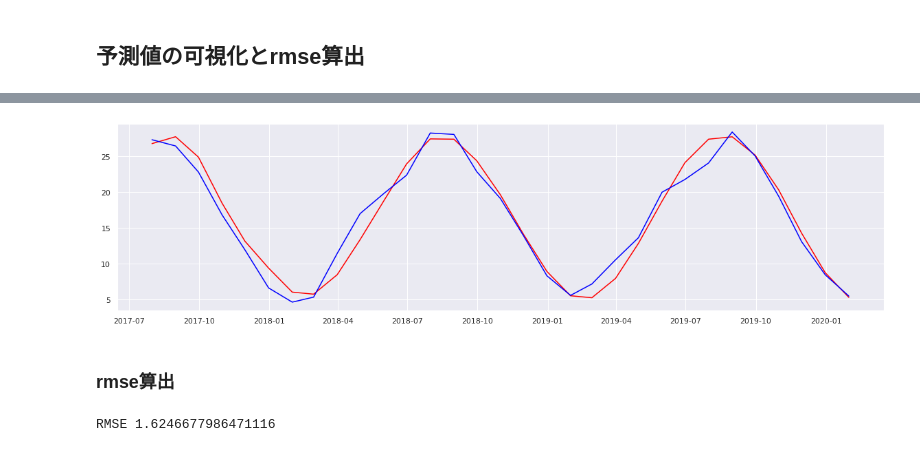
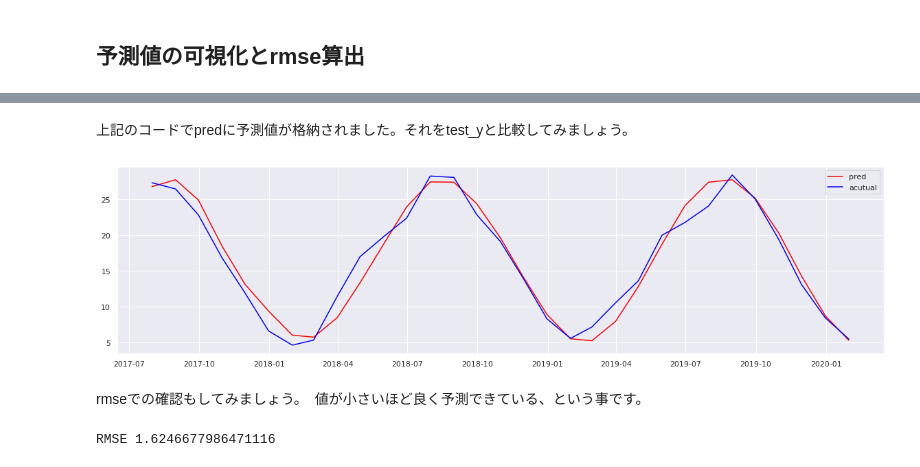
Before and after one commit to Ken-huea/Time-series-analysis, a Jupyter notebook: ARモデルの実装.ipynb, the cells around one changed output, grey strips where cells are left out. Saved outputs shown, nothing was run; the diff lists cells and outputs as text; code cells hidden in the pictures.

```diff
--- a/ARモデルの実装.ipynb
+++ b/ARモデルの実装.ipynb
@@ -49,6 +53,6 @@
 # %%
 #データの読込
 import pandas as pd
-weather_df = pd.read_csv("/content/weather (1).csv", encoding="shift-jis")
+weather_df = pd.read_csv("/content/ARモデルの実装.csv", encoding="shift-jis")
 # %%
 #そして確認
@@ -70,6 +65,2 @@ weather_df
 # %% [markdown]
 #### データ整形
-# %%
-# 今回使わないカラムを削除する。他の方法もありますが、今回はこんな感じで。
-weather_df = weather_df.drop(columns = ["降水量の合計(mm)","平均現地気圧(hPa)","平均風速(m/s)","日照時間(時間)"])
-weather_df
@@ -89,0 +67,5 @@ weather_df
+# %%
+# 今回は練習の為、"年月日"と"平均気温(℃)"のカラムのみ使用致します。このようにしますと、任意のカラムのみ抽出する事が出来ます。
+
+weather_df = weather_df[["年月日","平均気温(℃)"]]   # []を二重に
+weather_df.head(5)
@@ -164,19 +214,24 @@ pred.tail(5)
+# %% [markdown]
+上記のコードでpredに予測値が格納されました。それをtest_yと比較してみましょう。
 # %%
+# 可視化
+
 import matplotlib.pyplot as plt
 import seaborn as sns
 sns.set()
 plt.figure(figsize=(20,5))
 
 #1つ目のデータをplotメソッドでプロット
-plt.plot(pred, color = 'red',label="pred")
+plt.plot(pred, color = 'red', label="pred")
 
 #2つ目のデータをplotメソッドでプロット
 plt.plot(test, color = 'blue',label="acutual")
+plt.legend() # ラベルの表示
 plt.show()
 # %% [output]
-[figure, old version]
+[figure, new version]
-# %% [markdown]
-### rmse算出
+# %% [markdown]
+rmseでの確認もしてみましょう。　値が小さいほど良く予測できている、という事です。
 # %%
 import numpy as np
 from sklearn.metrics import mean_squared_error as MSE
```
Also changed, not shown: parts of 13 cells of this notebook.
